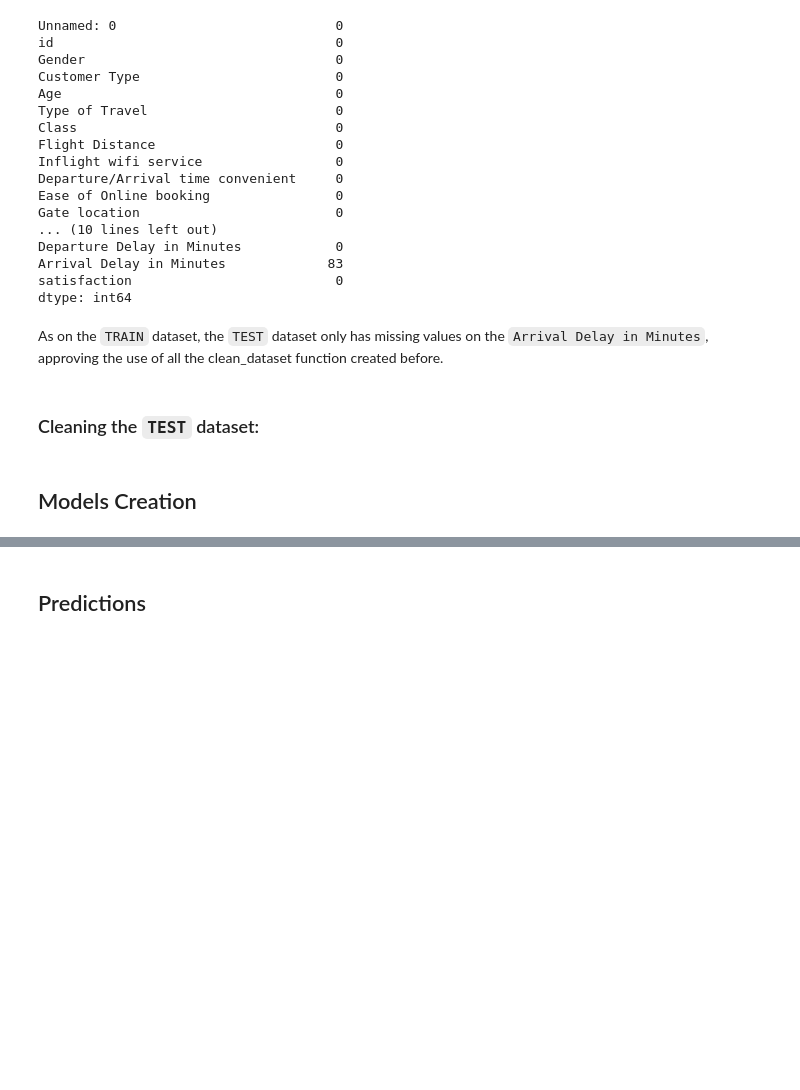
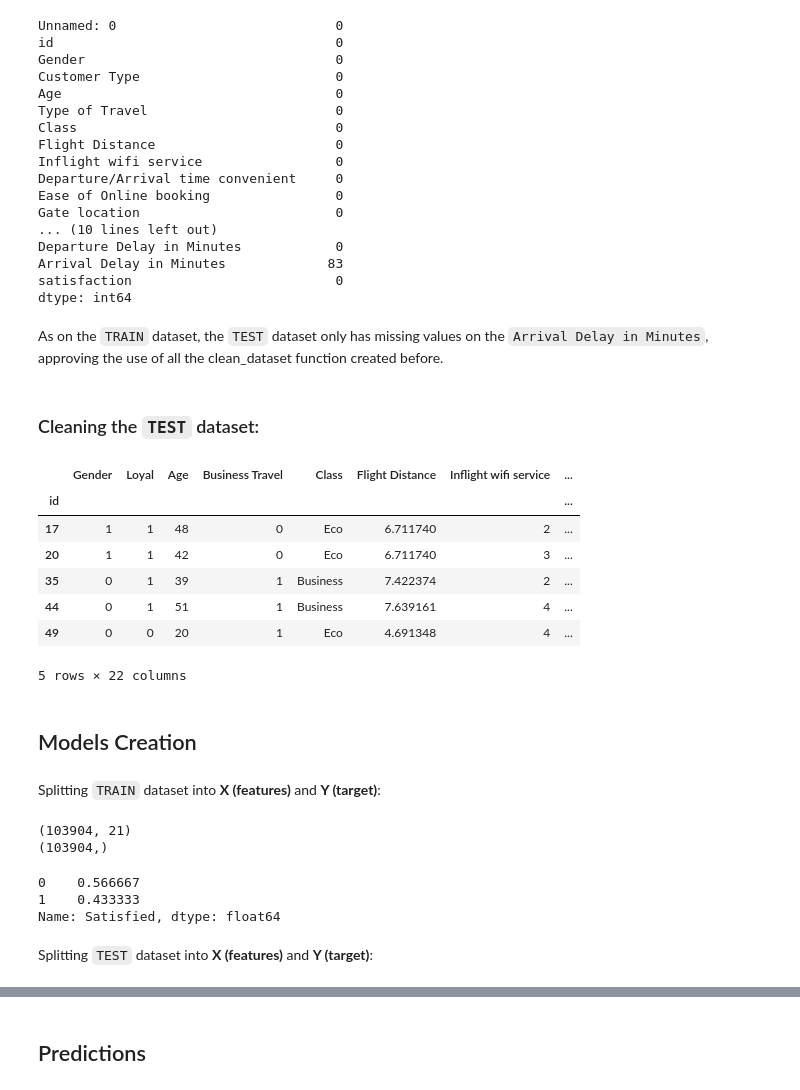
Before and after one commit to leo-cavalcante/airline-passenger-satisfaction, a Jupyter notebook: Airline Passenger Satisfaction.ipynb, the cells around one changed output, grey strips where cells are left out. Cells and saved outputs as stored; diff of their text form; code cells hidden in the pictures; blank space fills up the shorter version.

```diff
--- a/Airline Passenger Satisfaction.ipynb
+++ b/Airline Passenger Satisfaction.ipynb
@@ -599,0 +588,39 @@ def clean_dataset(df):
+# %%
+def clean_dataset(df):
+
+    # Droping column "Unnamed: 0" because it doesn't bring important information
+    df.drop(columns="Unnamed: 0", inplace=True)
+
+    # Reseting index for "id" since these values are unique for each row:
+    df.set_index("id", inplace=True)
+
+    # Gender : 1 for Female and 0 for Male
+    df.Gender = df.Gender.apply(lambda x: 1 if x=="Female" else 0)
+
+    # Sorting by the index, in order to have a cleaner structure
+    df.sort_values(by="id",inplace=True)
+
+    # Cleaning column "Customer Type" to indicate only if customer is loyal or not
+    df.rename(columns={"Customer Type":"Loyal"}, inplace=True)
+    df["Loyal"] = df["Loyal"].apply(lambda x: 1 if x=='Loyal Customer' else 0)
+
+    # Cleaning column "Satisfaction" to indicate only if customer was satisfied or not
+    df.rename(columns={"satisfaction":"Satisfied"}, inplace=True)
+    df["Satisfied"] = df["Satisfied"].apply(lambda x: 1 if x=='satisfied' else 0)
+
+    # Cleaning column "Type of Travel" to indicate only is a Business Traveler or not
+    df.rename(columns={'Type of Travel':"Business Travel"}, inplace=True)
+    df["Business Travel"] = df["Business Travel"].apply(lambda x: 1 if x=='Business travel' else 0)
+
+    # Transformint "Flight Distance" into its own log, in order to have a normal distribution
+    df["Flight Distance"] = np.log(df["Flight Distance"]+1)
+
+    # Applying the delay_transformation function
+    df["Departure Delay in Minutes"] = df["Departure Delay in Minutes"].apply(delay_transformation)
+
+    # Droping column "Arrival Delay in Minutes"
+    df.drop(columns="Arrival Delay in Minutes", inplace=True)
+
+    return df
+
+hide_toggle()
@@ -652,7 +683,7 @@ Departure Delay in Minutes            0
 Arrival Delay in Minutes             83
 satisfaction                          0
 dtype: int64
-# %% [markdown]
-As on the `TRAIN` dataset, the `TEST` dataset only has missing values on the `Arrival Delay in Minutes`, approving the use of all the clean_dataset function created before.
+# %% [markdown]
+As on the `TRAIN` dataset, the `TEST` dataset only has missing values on the `Arrival Delay in Minutes`, approving the use of all the clean_dataset function created before.
 # %% [markdown]
 ### Cleaning the `TEST` dataset:
@@ -661,9 +692,36 @@ airline_test = clean_dataset(airline_test)
+# %%
+airline_test.head()
+# %% [output]
+|  | Gender | Loyal | Age | Business Travel | Class | Flight Distance | Inflight wifi service | ... |
+| id |  |  |  |  |  |  |  | ... |
+| 17 | 1 | 1 | 48 | 0 | Eco | 6.711740 | 2 | ... |
+| 20 | 1 | 1 | 42 | 0 | Eco | 6.711740 | 3 | ... |
+| 35 | 0 | 1 | 39 | 1 | Business | 7.422374 | 2 | ... |
+| 44 | 0 | 1 | 51 | 1 | Business | 7.639161 | 4 | ... |
+| 49 | 0 | 0 | 20 | 1 | Eco | 4.691348 | 4 | ... |
+5 rows × 22 columns
 # %% [markdown]
 ## Models Creation
+# %% [markdown]
+Splitting `TRAIN` dataset into **X (features)** and **Y (target)**:
 # %%
-# For our train dataset:
 X_airline_train = airline_train.drop(columns='Satisfied').copy()
-y_airline_train = airline_train['Satisfied'].copy()
+print(X_airline_train.shape)
+
+Y_airline_train = airline_train['Satisfied'].copy()
+print(Y_airline_train.shape)
+# %% [output]
+(103904, 21)
+(103904,)
+# %%
+# Counting the repartition of target variables:
+Y_airline_train.value_counts()/Y_airline_train.shape[0]
+# %% [output]
+0    0.566667
+1    0.433333
+Name: Satisfied, dtype: float64
+# %% [markdown]
+Splitting `TEST` dataset into **X (features)** and **Y (target)**:
 # %%
 # For our train dataset:
 X_airline_test = airline_test.drop(columns='Satisfied').copy()
```
Also changed, not shown: parts of 55 cells of this notebook.
